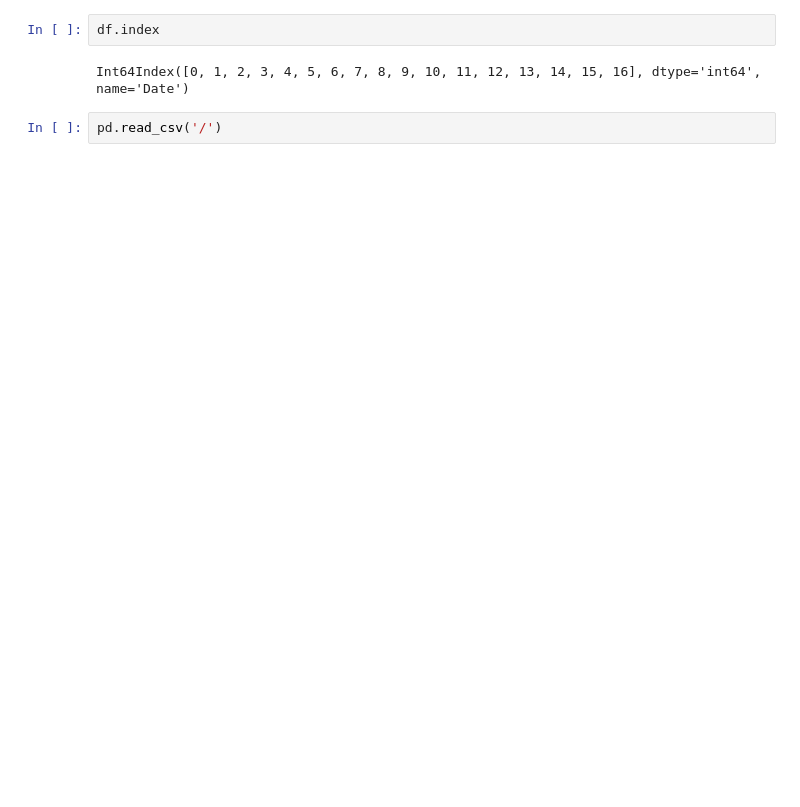
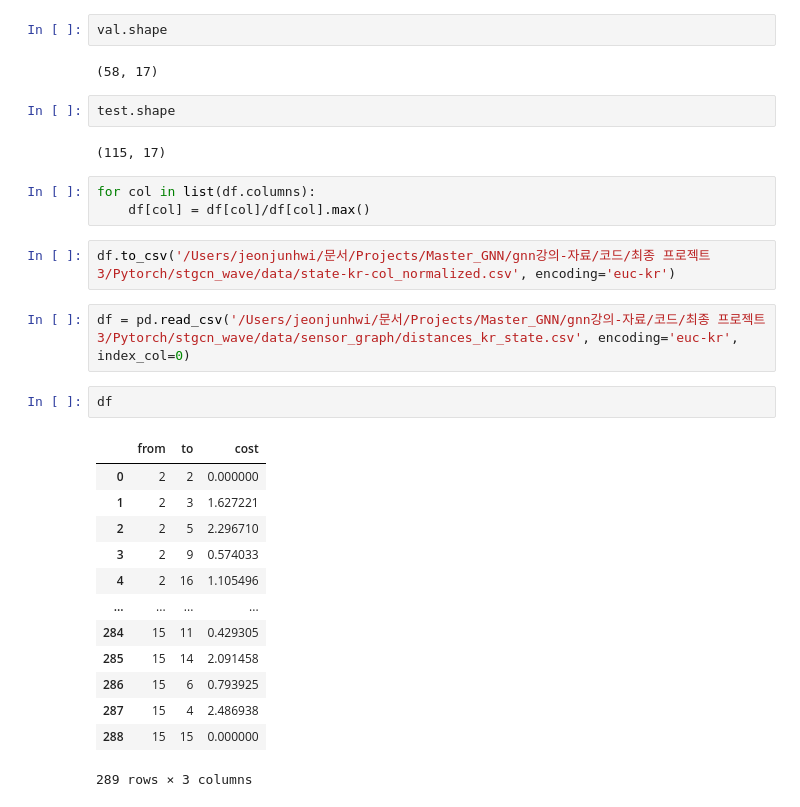
Before and after one commit to Plusholic/GNN_Covid, a Jupyter notebook: test.ipynb, the cells around one changed output. Drawn from its saved outputs; the diff is of its cells as text; blank space fills up the shorter version.

```diff
--- a/test.ipynb
+++ b/test.ipynb
@@ -49,6 +107,31 @@ plt.tight_layout()
+# %%
+val.shape
+# %% [output]
+(58, 17)
+# %%
+test.shape
+# %% [output]
+(115, 17)
+# %%
+for col in list(df.columns):
+    df[col] = df[col]/df[col].max()
+# %%
+df.to_csv('/Users/jeonjunhwi/문서/Projects/Master_GNN/gnn강의-자료/코드/최종 프로젝트 3/Pytorch/stgcn_wave/data/state-kr-col_normalized.csv', encoding='euc-kr')
+# %%
+df = pd.read_csv('/Users/jeonjunhwi/문서/Projects/Master_GNN/gnn강의-자료/코드/최종 프로젝트 3/Pytorch/stgcn_wave/data/sensor_graph/distances_kr_state.csv', encoding='euc-kr', index_col=0)
 # %%
-df.index
+df
 # %% [output]
+|  | from | to | cost |
+| 0 | 2 | 2 | 0.000000 |
+| 1 | 2 | 3 | 1.627221 |
+| 2 | 2 | 5 | 2.296710 |
+| 3 | 2 | 9 | 0.574033 |
+| 4 | 2 | 16 | 1.105496 |
+| ... | ... | ... | ... |
+| 284 | 15 | 11 | 0.429305 |
+| 285 | 15 | 14 | 2.091458 |
+| 286 | 15 | 6 | 0.793925 |
+| 287 | 15 | 4 | 2.486938 |
+| 288 | 15 | 15 | 0.000000 |
-Int64Index([0, 1, 2, 3, 4, 5, 6, 7, 8, 9, 10, 11, 12, 13, 14, 15, 16], dtype='int64', name='Date')
+289 rows × 3 columns
-# %%
-pd.read_csv('/')
```
Also changed, not shown: parts of 23 cells of this notebook.
